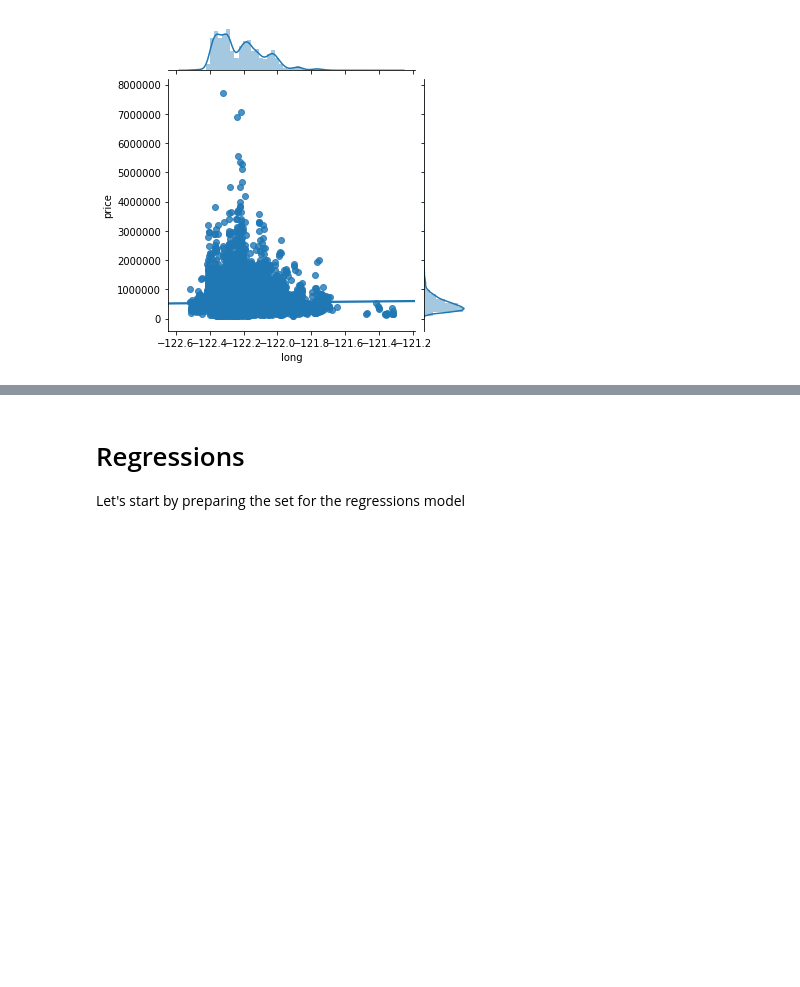
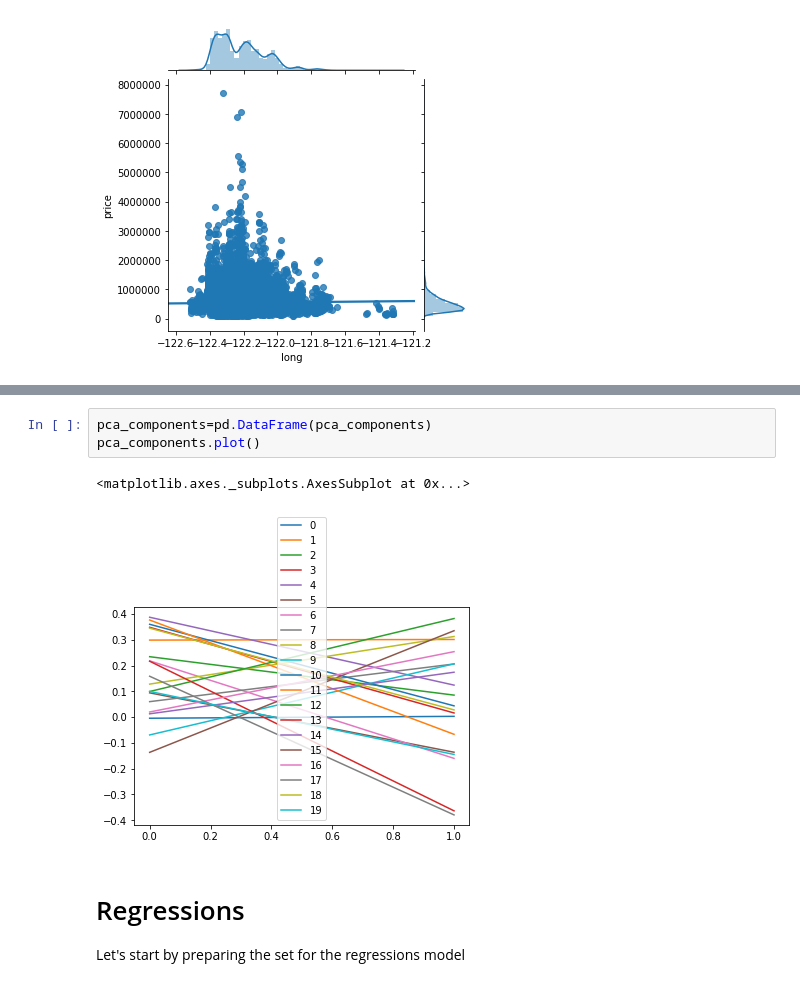
Before and after one commit to cmougan/Machine-Learning-Introduction, a Jupyter notebook: R&I_ML_1.ipynb, the cells around one changed output, grey strips where cells are left out. Saved outputs shown, nothing was run; the diff lists cells and outputs as text; blank space fills up the shorter version.

```diff
--- a/R&I_ML_1.ipynb
+++ b/R&I_ML_1.ipynb
@@ -129,3 +197,9 @@ plt.show()
+# %%
+pca_components=pd.DataFrame(pca_components)
+pca_components.plot()
+# %% [output]
+<matplotlib.axes._subplots.AxesSubplot at 0x...>
+[figure, added]
 # %% [markdown]
 # Regressions
  Let's start by preparing the set for the regressions model
```
Also changed, not shown: parts of 15 cells of this notebook, 2 other files.
